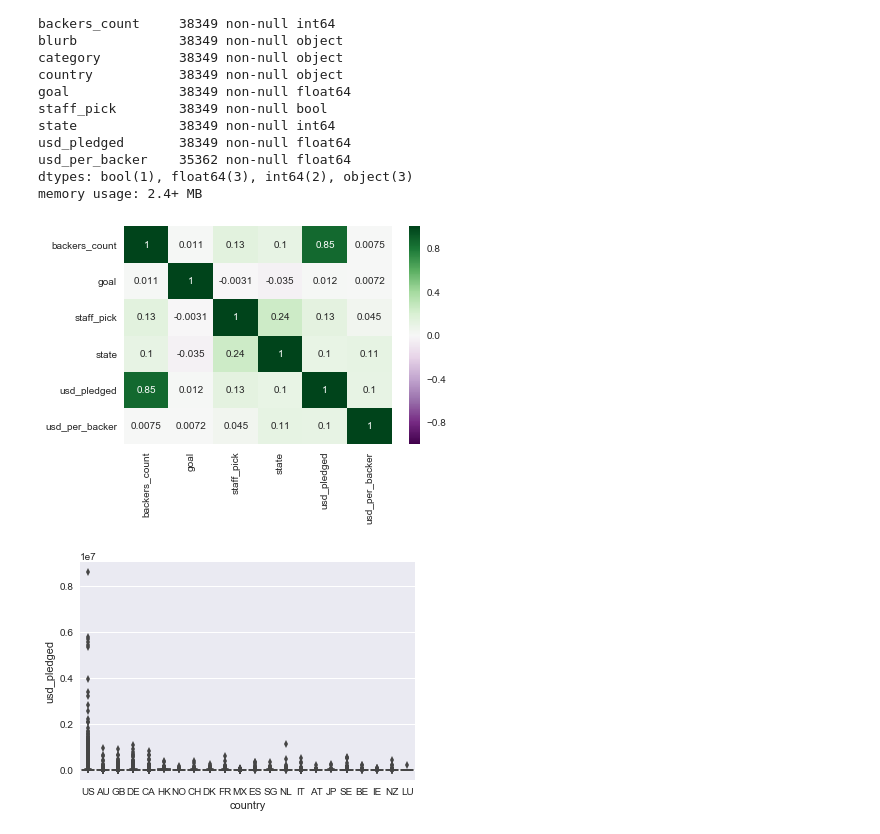
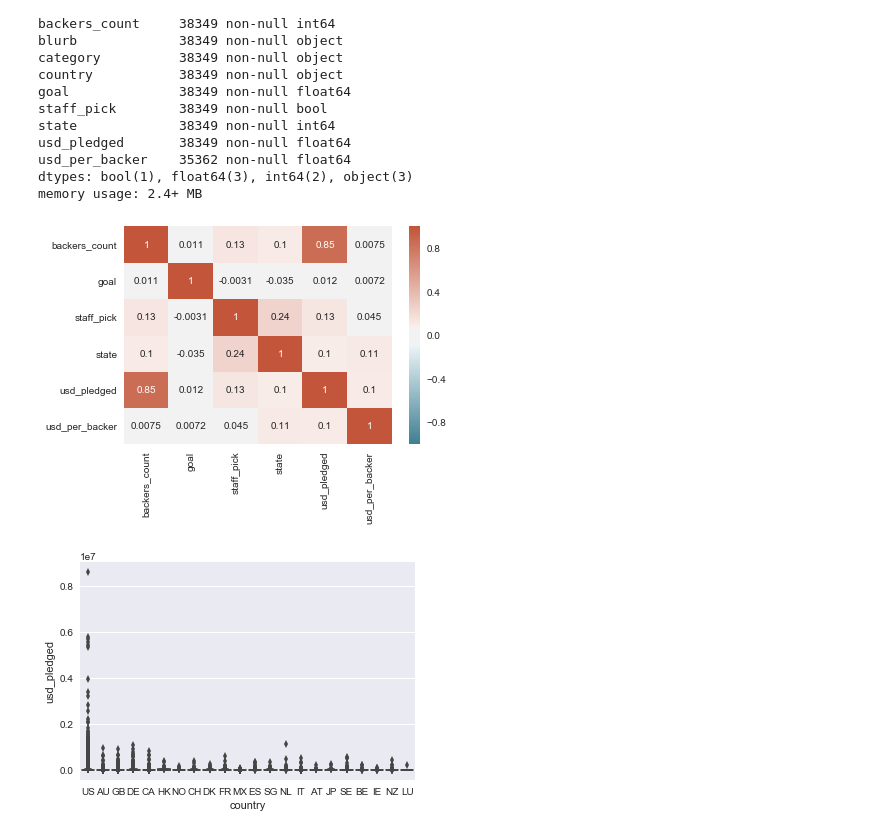
Before and after one commit to NicoleGololobov/Kickstarter, a Jupyter notebook: JupyterK.ipynb, the cells around one changed output. Saved outputs shown, nothing was run; the diff lists cells and outputs as text; code cells hidden in the pictures.

```diff
--- a/JupyterK.ipynb
+++ b/JupyterK.ipynb
@@ -105,9 +106,11 @@ usd_per_backer    35362 non-null float64
 dtypes: bool(1), float64(3), int64(2), object(3)
 memory usage: 2.4+ MB
 # %%
+import seaborn as sns
 # Construct seaborn heatmap to get correlations between attributes
-sns.heatmap(kick_data.corr(), annot=True, cmap='PRGn')
+cmap = sns.diverging_palette(220, 20, sep=20, as_cmap=True)
+sns.heatmap(kick_data.corr(), annot=True, cmap=cmap)
 plt.show()
 # %% [output]
-[figure, old version]
+[figure, new version]
 # %%
```
Also changed, not shown: parts of 5 cells of this notebook.
